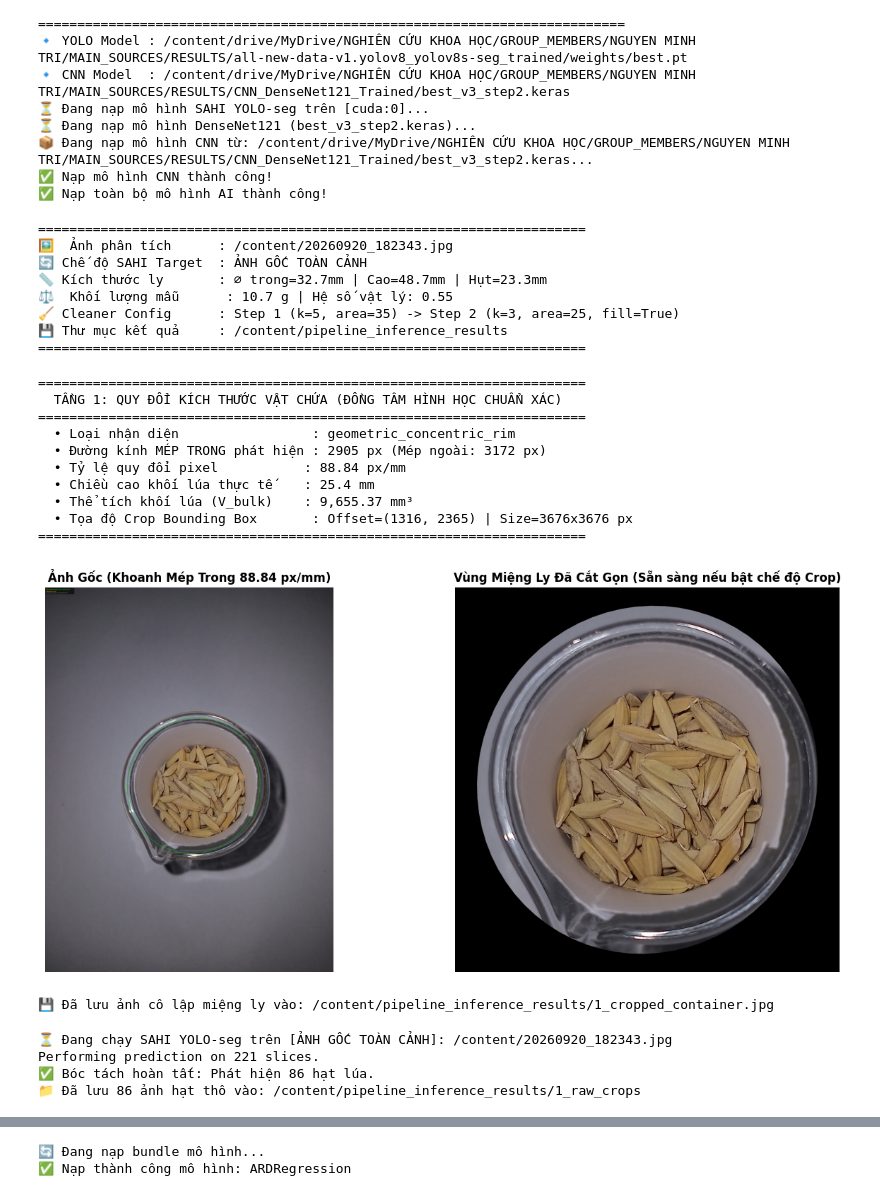
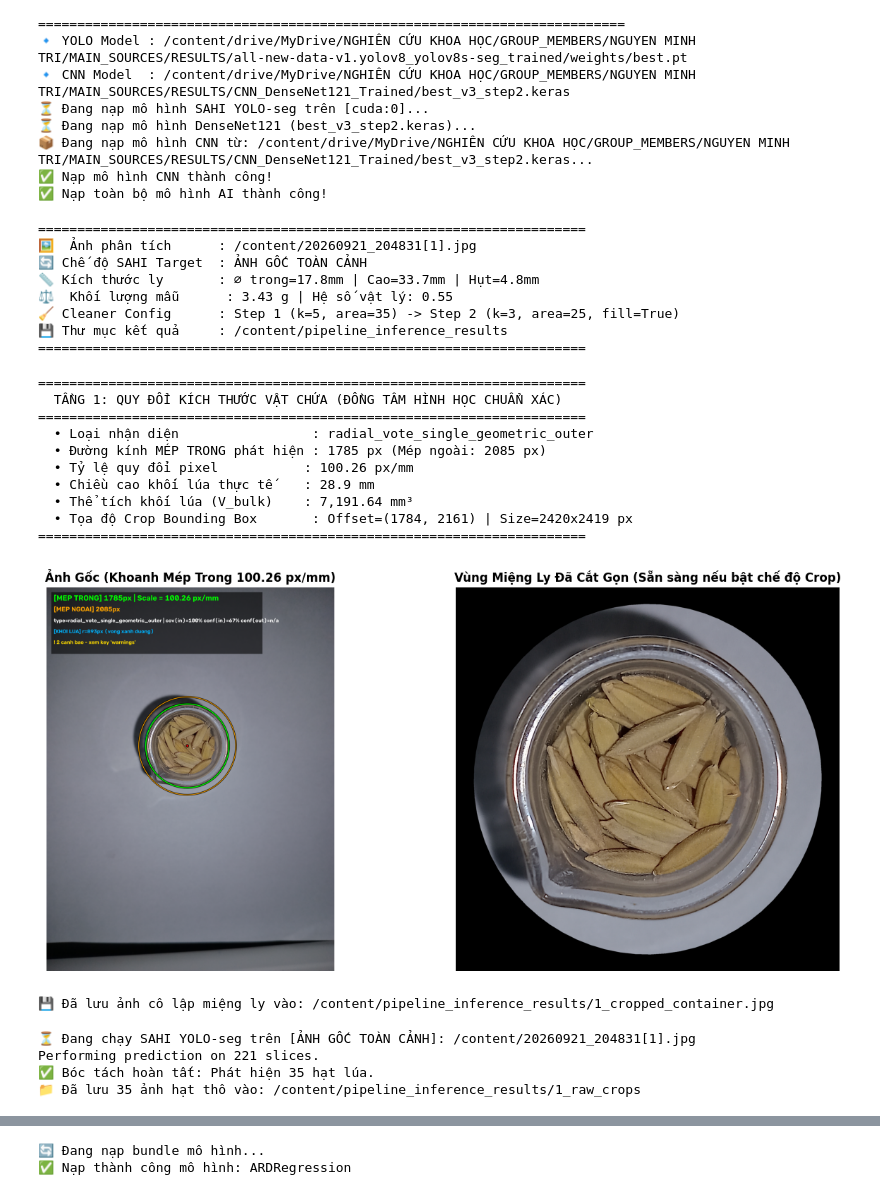
Before and after one commit to NguyenMinhTri24072005/Research-RICAI, a Jupyter notebook: CODE/RICE_VISION_MAIN_PIPELINE.ipynb, the cells around one changed output, grey strips where cells are left out. Drawn from its saved outputs; the diff is of its cells as text; code cells hidden in the pictures.

```diff
--- a/CODE/RICE_VISION_MAIN_PIPELINE.ipynb
+++ b/CODE/RICE_VISION_MAIN_PIPELINE.ipynb
@@ -153,7 +153,7 @@ print("✅ Nạp toàn bộ mô hình AI thành công!")
 # ─────────────────────────────────────────────────────────────────────────────
 
 # 1. ĐƯỜNG DẪN ẢNH ĐẦU VÀO CẦN DỰ ĐOÁN
-IMAGE_PATH = "/content/20260920_182343.jpg"
+IMAGE_PATH = "/content/20260921_204831[1].jpg"
 
 if not os.path.exists(IMAGE_PATH):
     fallback_path = os.path.join(BASE_PATH, "DATASET_BUILDER/1_Raw_Images/M001/M001B.jpg")
@@ -167,11 +167,11 @@ if not os.path.exists(IMAGE_PATH):
 USE_CROPPED_CONTAINER = False   # False = Dùng Ảnh Gốc | True = Dùng Ảnh Crop Miệng Ly
 
 # 3. THÔNG SỐ VẬT CHỨA (ĐO THỰC TẾ)
-INNER_DIAM_MM         = 32.7    # Đường kính MÉP TRONG miệng ly (mm)
-TRUE_RICE_DIAM_MM     = 22.0    # Đường kính thực tế lõi phễu trắng chứa lúa (mm)
-CONTAINER_HEIGHT_MM   = 48.7    # Chiều cao toàn bộ thân ly (mm)
-EMPTY_HEIGHT_MM       = 23.3    # Khoảng trống từ miệng ly đến mặt lúa (mm)
-INPUT_WEIGHT_G        = 10.7   # Cân nặng mẫu (g); nhập một lần tại đây
+INNER_DIAM_MM         = 17.8    # Đường kính MÉP TRONG miệng ly (mm)
+TRUE_RICE_DIAM_MM     = INNER_DIAM_MM    # Đường kính thực tế lõi phễu trắng chứa lúa (mm)
+CONTAINER_HEIGHT_MM   = 33.7    # Chiều cao toàn bộ thân ly (mm)
+EMPTY_HEIGHT_MM       = 4.8    # Khoảng trống từ miệng ly đến mặt lúa (mm)
+INPUT_WEIGHT_G        = 3.43   # Cân nặng mẫu (g); nhập một lần tại đây
 PACKING_FRACTION      = 0.55    # Hệ số chèn lấp khối lúa (~0.55 - 0.60)
 if not (0.50 <= PACKING_FRACTION <= 0.65):
     PACKING_FRACTION  = 0.55    # Hệ số chèn lấp khối lúa (~0.55 - 0.60)
@@ -211,7 +211,6 @@ print("=" * 70)
 print(f"🖼️  Ảnh phân tích      : {IMAGE_PATH}")
 print(f"🔄 Chế độ SAHI Target  : {'ẢNH CROP MIỆNG LY' if USE_CROPPED_CONTAINER else 'ẢNH GỐC TOÀN CẢNH'}")
 print(f"📏 Kích thước ly       : ⌀ trong={INNER_DIAM_MM}mm | Cao={CONTAINER_HEIGHT_MM}mm | Hụt={EMPTY_HEIGHT_MM}mm")
-TRUE_RICE_DIAM_MM     = 22.0    # Đường kính thực tế lõi phễu trắng chứa lúa (mm)
 print(f"⚖️  Khối lượng mẫu      : {INPUT_WEIGHT_G} g | Hệ số vật lý: {PACKING_FRACTION}")
 print(f"🧹 Cleaner Config      : Step 1 (k=5, area=35) -> Step 2 (k=3, area=25, fill=True)")
 print(f"💾 Thư mục kết quả     : {OUTPUT_DIR}")
@@ -223,10 +222,10 @@ SIZE_FILTER_K = 0.5
 SIZE_FILTER_MIN_SAMPLES = 8
 # %% [output]
 ======================================================================
-🖼️  Ảnh phân tích      : /content/20260920_182343.jpg
+🖼️  Ảnh phân tích      : /content/20260921_204831[1].jpg
 🔄 Chế độ SAHI Target  : ẢNH GỐC TOÀN CẢNH
-📏 Kích thước ly       : ⌀ trong=32.7mm | Cao=48.7mm | Hụt=23.3mm
-⚖️  Khối lượng mẫu      : 10.7 g | Hệ số vật lý: 0.55
+📏 Kích thước ly       : ⌀ trong=17.8mm | Cao=33.7mm | Hụt=4.8mm
+⚖️  Khối lượng mẫu      : 3.43 g | Hệ số vật lý: 0.55
 🧹 Cleaner Config      : Step 1 (k=5, area=35) -> Step 2 (k=3, area=25, fill=True)
 💾 Thư mục kết quả     : /content/pipeline_inference_results
 ======================================================================
@@ -237,7 +236,9 @@ container_info = detect_container_and_scale(
     inner_diam_mm=INNER_DIAM_MM,
     container_height_mm=CONTAINER_HEIGHT_MM,
     empty_height_mm=EMPTY_HEIGHT_MM,
-    detect_mode="inner"
+    detect_mode="inner",
+    min_outer_diam_ratio=0.05,
+    min_inner_diam_ratio=0.03
 )
 
 pixels_per_mm = container_info["pixels_per_mm"]
@@ -256,40 +257,40 @@ out_container_img = os.path.join(OUTPUT_DIR, "1_container_detection.jpg")
 cv2.imwrite(out_container_img, vis_container)
 
 print("=" * 70)
 print("  TẦNG 1: QUY ĐỔI KÍCH THƯỚC VẬT CHỨA (ĐỒNG TÂM HÌNH HỌC CHUẨN XÁC)")
 print("=" * 70)
 print(f"  • Loại nhận diện                 : {container_info['detect_type']}")
 print(f"  • Đường kính MÉP TRONG phát hiện : {container_info['inner_w_px']} px (Mép ngoài: {container_info['outer_w_px']} px)")
 print(f"  • Tỷ lệ quy đổi pixel           : {pixels_per_mm:.2f} px/mm")
 print(f"  • Chiều cao khối lúa thực tế    : {container_info['rice_height_mm']:.1f} mm")
 print(f"  • Thể tích khối lúa (V_bulk)    : {bulk_volume_mm3:,.2f} mm³")
 print(f"  • Tọa độ Crop Bounding Box       : Offset=({crop_offset_x}, {crop_offset_y}) | Size={cropped_container_bgr.shape[1]}x{cropped_container_bgr.shape[0]} px")
 print("=" * 70)
 
 # Hiển thị ảnh khoanh viền và ảnh đã cắt gọn miệng ly
 fig, axes = plt.subplots(1, 2, figsize=(14, 6))
 axes[0].imshow(cv2.cvtColor(vis_container, cv2.COLOR_BGR2RGB))
 axes[0].set_title(f"Ảnh Gốc (Khoanh Mép Trong {pixels_per_mm:.2f} px/mm)", fontweight="bold")
 axes[0].axis("off")
 
 axes[1].imshow(cv2.cvtColor(cropped_container_bgr, cv2.COLOR_BGR2RGB))
 axes[1].set_title("Vùng Miệng Ly Đã Cắt Gọn (Sẵn sàng nếu bật chế độ Crop)", fontweight="bold")
 axes[1].axis("off")
 plt.tight_layout()
 plt.show()
 print(f"💾 Đã lưu ảnh cô lập miệng ly vào: {CROPPED_CONTAINER_PATH}")
 # %% [output]
 ======================================================================
   TẦNG 1: QUY ĐỔI KÍCH THƯỚC VẬT CHỨA (ĐỒNG TÂM HÌNH HỌC CHUẨN XÁC)
 ======================================================================
-  • Loại nhận diện                 : geometric_concentric_rim
-  • Đường kính MÉP TRONG phát hiện : 2905 px (Mép ngoài: 3172 px)
-  • Tỷ lệ quy đổi pixel           : 88.84 px/mm
-  • Chiều cao khối lúa thực tế    : 25.4 mm
-  • Thể tích khối lúa (V_bulk)    : 9,655.37 mm³
-  • Tọa độ Crop Bounding Box       : Offset=(1316, 2365) | Size=3676x3676 px
+  • Loại nhận diện                 : radial_vote_single_geometric_outer
+  • Đường kính MÉP TRONG phát hiện : 1785 px (Mép ngoài: 2085 px)
+  • Tỷ lệ quy đổi pixel           : 100.26 px/mm
+  • Chiều cao khối lúa thực tế    : 28.9 mm
+  • Thể tích khối lúa (V_bulk)    : 7,191.64 mm³
+  • Tọa độ Crop Bounding Box       : Offset=(1784, 2161) | Size=2420x2419 px
 ======================================================================
-[figure, old version]
+[figure, new version]
 💾 Đã lưu ảnh cô lập miệng ly vào: /content/pipeline_inference_results/1_cropped_container.jpg
 # %%
 # Bước 5: TẦNG 2 — BÓC TÁCH HẠT BẰNG SAHI YOLO-SEG TRÊN GPU
@@ -320,10 +321,10 @@ for g in raw_grains:
 print(f"✅ Bóc tách hoàn tất: Phát hiện {len(raw_grains)} hạt lúa.")
 print(f"📁 Đã lưu {len(raw_grains)} ảnh hạt thô vào: {OUTPUT_RAW_CROPS_DIR}")
 # %% [output]
-⏳ Đang chạy SAHI YOLO-seg trên [ẢNH GỐC TOÀN CẢNH]: /content/20260920_182343.jpg
+⏳ Đang chạy SAHI YOLO-seg trên [ẢNH GỐC TOÀN CẢNH]: /content/20260921_204831[1].jpg
 Performing prediction on 221 slices.
-✅ Bóc tách hoàn tất: Phát hiện 86 hạt lúa.
-📁 Đã lưu 86 ảnh hạt thô vào: /content/pipeline_inference_results/1_raw_crops
+✅ Bóc tách hoàn tất: Phát hiện 35 hạt lúa.
+📁 Đã lưu 35 ảnh hạt thô vào: /content/pipeline_inference_results/1_raw_crops
 # %%
 # Bước 6: TẦNG 3 — ÁP DỤNG 2 LẦN CLEAN (STEP 1 + STEP 2) KHỬ NHIỄU DÍNH & BẺ EO
 print(f"🧹 Đang thực hiện 2 lần Clean chuyên sâu cho {len(raw_grains)} hạt lúa...")
```
Also changed, not shown: parts of 11 cells of this notebook, 2 other files.
